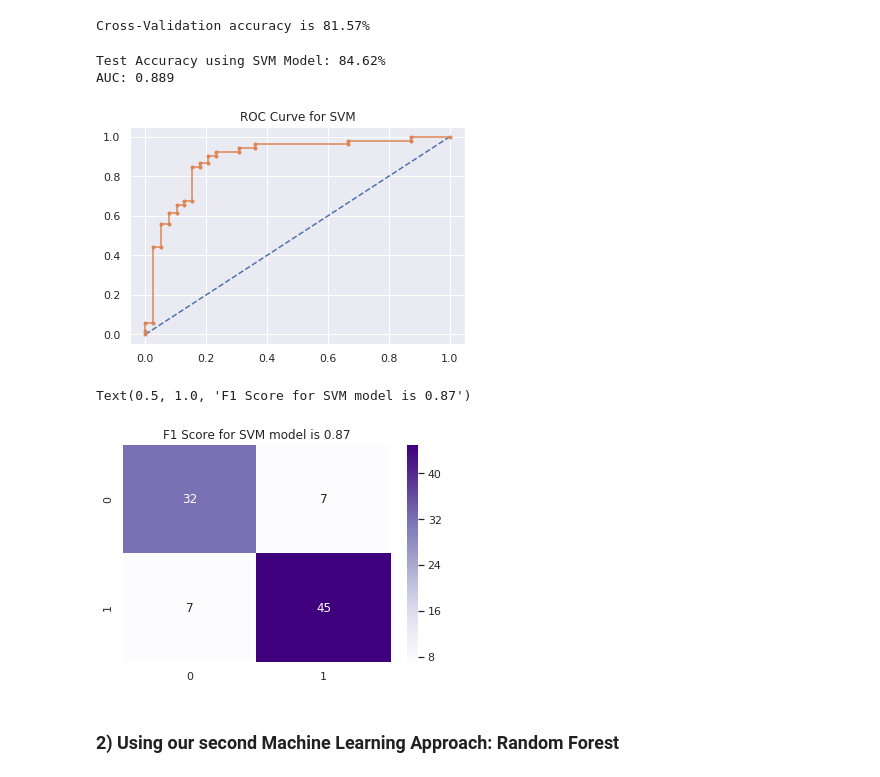
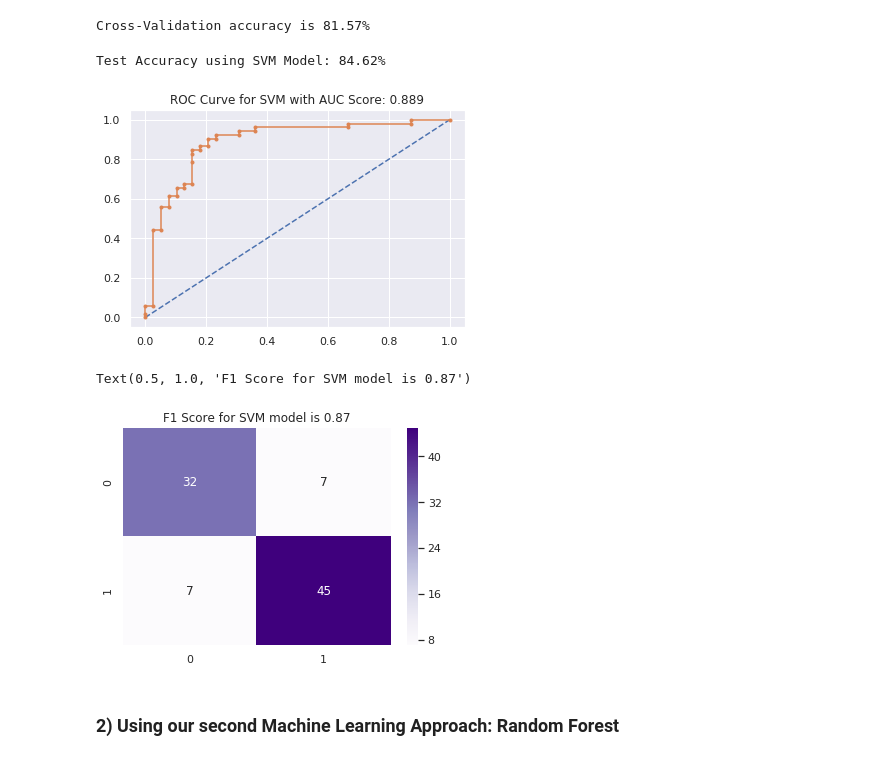
Before and after one commit to chauhan-nitin/UCI_HeartDisease, a Jupyter notebook: heartdisease.ipynb, the cells around one changed output. Saved outputs shown, nothing was run; the diff lists cells and outputs as text; code cells hidden in the pictures.

```diff
--- a/heartdisease.ipynb
+++ b/heartdisease.ipynb
@@ -277,31 +279,30 @@ Cross-Validation accuracy is 81.57%
 # %%
 # Compare the predicted target labels with Y_test
 from sklearn.metrics import accuracy_score,confusion_matrix, f1_score
 print("Test Accuracy using SVM Model: {:.2f}%".format(accuracy_score(Y_test,predict1)*100))
 # assign cnf_matrix with result of confusion_matrix array
 cnf_matrix = confusion_matrix(Y_test,predict1)
 
 # calculate AUC
 auc = roc_auc_score(Y_test, probs)
-print('AUC: %.3f' % auc)
+#print('AUC: %.3f' % auc)
 # calculate roc curve
 fpr, tpr, thresholds = roc_curve(Y_test, probs)
 # plot no skill
 plt.plot([0, 1], [0, 1], linestyle='--')
 # plot the roc curve for the model
 plt.plot(fpr, tpr, marker='.')
-plt.title("ROC Curve for SVM")
+plt.title("ROC Curve for SVM with AUC Score: {:.3f}".format(auc))
 # show the plot
 plt.show()
 
 #create a heat map
 sns.heatmap(pd.DataFrame(cnf_matrix), annot = True, cmap = 'Purples', fmt = 'd')
 svm_f1=f1_score(Y_test,predict1)
 plt.title('F1 Score for SVM model is {:.2f}'.format(svm_f1))
 # %% [output]
 Test Accuracy using SVM Model: 84.62%
-AUC: 0.889
-[figure, old version]
+[figure, new version]
 Text(0.5, 1.0, 'F1 Score for SVM model is 0.87')
 [figure]
 # %% [markdown]
```
Also changed, not shown: parts of 5 cells of this notebook.
